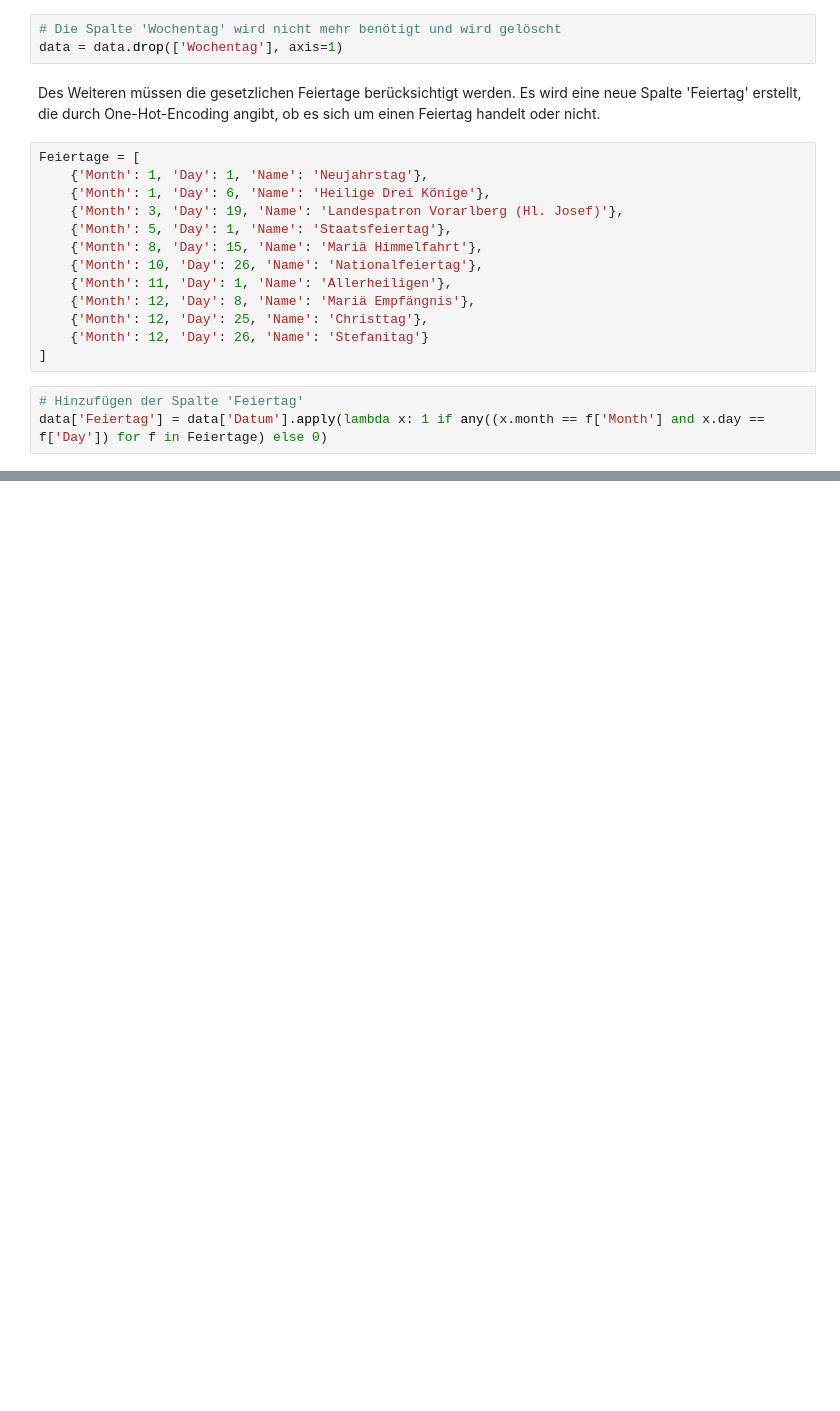
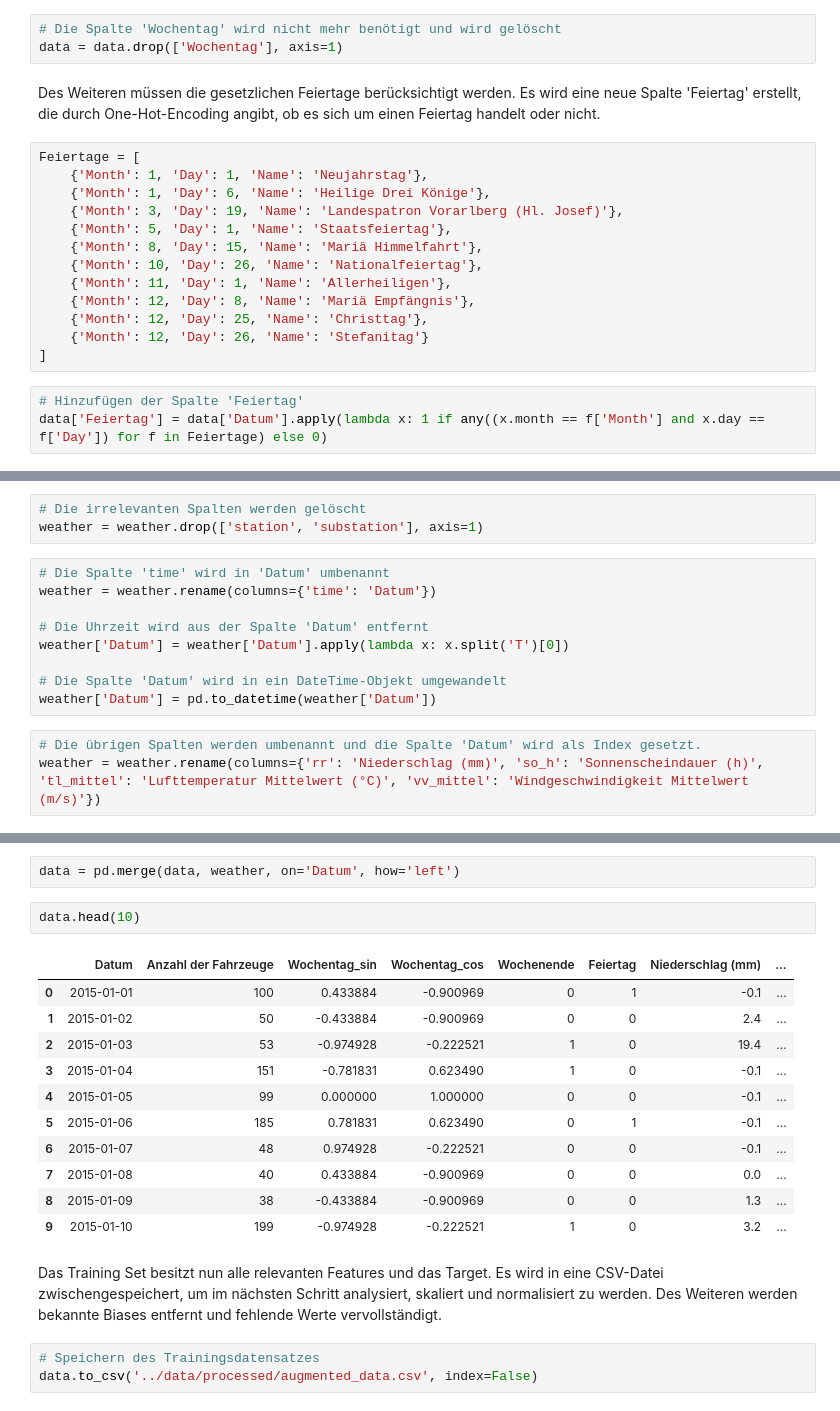
Before and after one commit to duellieren/parking-capacity-predictive-model, a Jupyter notebook: preprocessing/target_and_feature_engineering.ipynb, the cells around one changed output, grey strips where cells are left out. Drawn from its saved outputs; the diff is of its cells as text; blank space fills up the shorter version.

```diff
--- a/data_preprocessing.ipynb
+++ b/preprocessing/target_and_feature_engineering.ipynb
@@ -124,0 +165,15 @@ data.head(10)
+# %%
+# Die irrelevanten Spalten werden gelöscht
+weather = weather.drop(['station', 'substation'], axis=1)
+# %%
+# Die Spalte 'time' wird in 'Datum' umbenannt
+weather = weather.rename(columns={'time': 'Datum'})
+
+# Die Uhrzeit wird aus der Spalte 'Datum' entfernt
+weather['Datum'] = weather['Datum'].apply(lambda x: x.split('T')[0])
+
+# Die Spalte 'Datum' wird in ein DateTime-Objekt umgewandelt
+weather['Datum'] = pd.to_datetime(weather['Datum'])
+# %%
+# Die übrigen Spalten werden umbenannt und die Spalte 'Datum' wird als Index gesetzt.
+weather = weather.rename(columns={'rr': 'Niederschlag (mm)', 'so_h': 'Sonnenscheindauer (h)', 'tl_mittel': 'Lufttemperatur Mittelwert (°C)', 'vv_mittel': 'Windgeschwindigkeit Mittelwert (m/s)'})
@@ -124,0 +182,21 @@ data.head(10)
+# %%
+data = pd.merge(data, weather, on='Datum', how='left')
+# %%
+data.head(10)
+# %% [output]
+|  | Datum | Anzahl der Fahrzeuge | Wochentag_sin | Wochentag_cos | Wochenende | Feiertag | Niederschlag (mm) | ... |
+| 0 | 2015-01-01 | 100 | 0.433884 | -0.900969 | 0 | 1 | -0.1 | ... |
+| 1 | 2015-01-02 | 50 | -0.433884 | -0.900969 | 0 | 0 | 2.4 | ... |
+| 2 | 2015-01-03 | 53 | -0.974928 | -0.222521 | 1 | 0 | 19.4 | ... |
+| 3 | 2015-01-04 | 151 | -0.781831 | 0.623490 | 1 | 0 | -0.1 | ... |
+| 4 | 2015-01-05 | 99 | 0.000000 | 1.000000 | 0 | 0 | -0.1 | ... |
+| 5 | 2015-01-06 | 185 | 0.781831 | 0.623490 | 0 | 1 | -0.1 | ... |
+| 6 | 2015-01-07 | 48 | 0.974928 | -0.222521 | 0 | 0 | -0.1 | ... |
+| 7 | 2015-01-08 | 40 | 0.433884 | -0.900969 | 0 | 0 | 0.0 | ... |
+| 8 | 2015-01-09 | 38 | -0.433884 | -0.900969 | 0 | 0 | 1.3 | ... |
+| 9 | 2015-01-10 | 199 | -0.974928 | -0.222521 | 1 | 0 | 3.2 | ... |
+# %% [markdown]
+Das Training Set besitzt nun alle relevanten Features und das Target. Es wird in eine CSV-Datei zwischengespeichert, um im nächsten Schritt analysiert, skaliert und normalisiert zu werden. Des Weiteren werden bekannte Biases entfernt und fehlende Werte vervollständigt.
+# %%
+# Speichern des Trainingsdatensatzes
+data.to_csv('../data/processed/augmented_data.csv', index=False)
```
Also changed, not shown: parts of 19 cells of this notebook, 5 other files.
